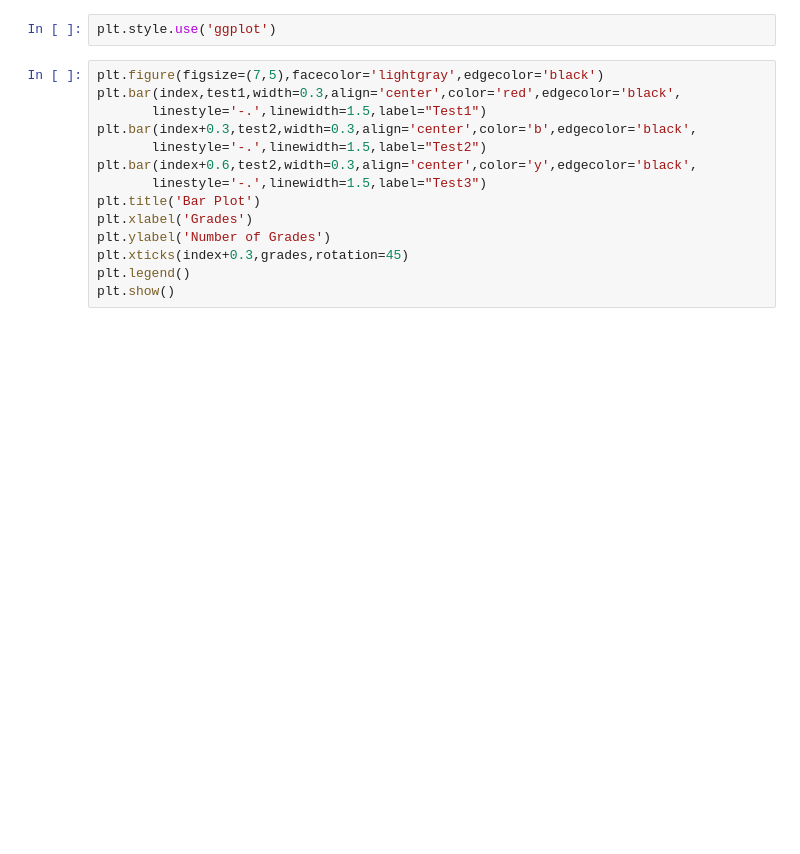
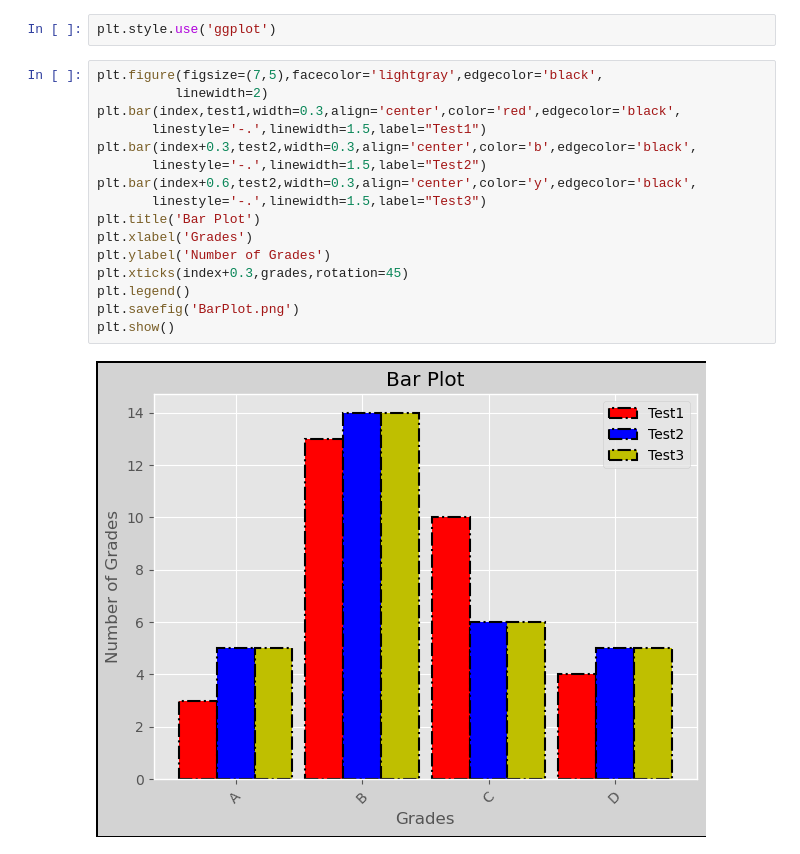
Before and after one commit to Lunanr/Fundamental-Matplotlib, a Jupyter notebook: 3. Bar Plot/Bar Plot.ipynb, the cells around one changed output. Saved outputs shown, nothing was run; the diff lists cells and outputs as text; blank space fills up the shorter version.

```diff
--- a/3. Bar Plot/Bar Plot.ipynb
+++ b/3. Bar Plot/Bar Plot.ipynb
@@ -178,16 +178,20 @@ plt.style.available
 # %%
 plt.style.use('ggplot')
 # %%
-plt.figure(figsize=(7,5),facecolor='lightgray',edgecolor='black')
+plt.figure(figsize=(7,5),facecolor='lightgray',edgecolor='black',
+          linewidth=2)
 plt.bar(index,test1,width=0.3,align='center',color='red',edgecolor='black',
        linestyle='-.',linewidth=1.5,label="Test1")
 plt.bar(index+0.3,test2,width=0.3,align='center',color='b',edgecolor='black',
        linestyle='-.',linewidth=1.5,label="Test2")
 plt.bar(index+0.6,test2,width=0.3,align='center',color='y',edgecolor='black',
        linestyle='-.',linewidth=1.5,label="Test3")
 plt.title('Bar Plot')
 plt.xlabel('Grades')
 plt.ylabel('Number of Grades')
 plt.xticks(index+0.3,grades,rotation=45)
 plt.legend()
+plt.savefig('BarPlot.png')
 plt.show()
+# %% [output]
+[figure, added]
```
Also changed, not shown: parts of 1 cell of this notebook, 1 other file.
